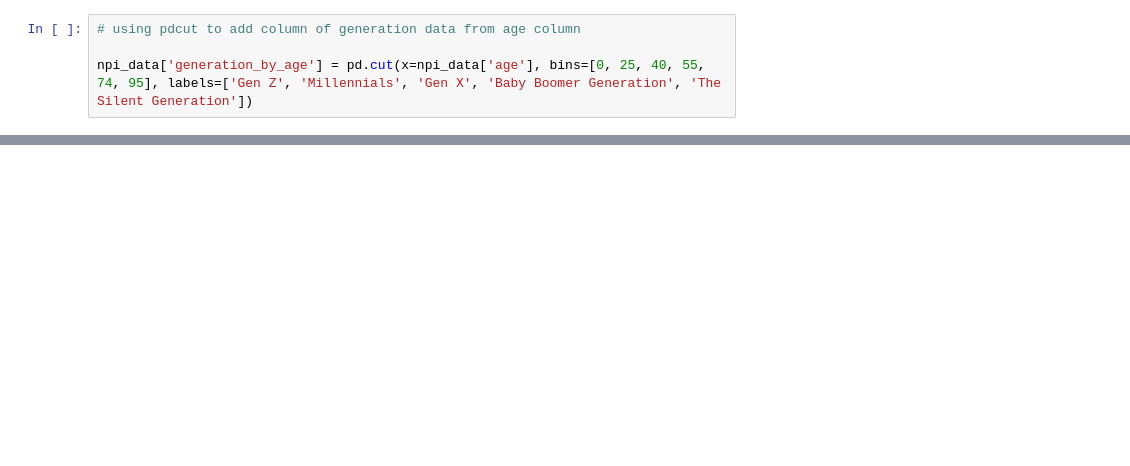
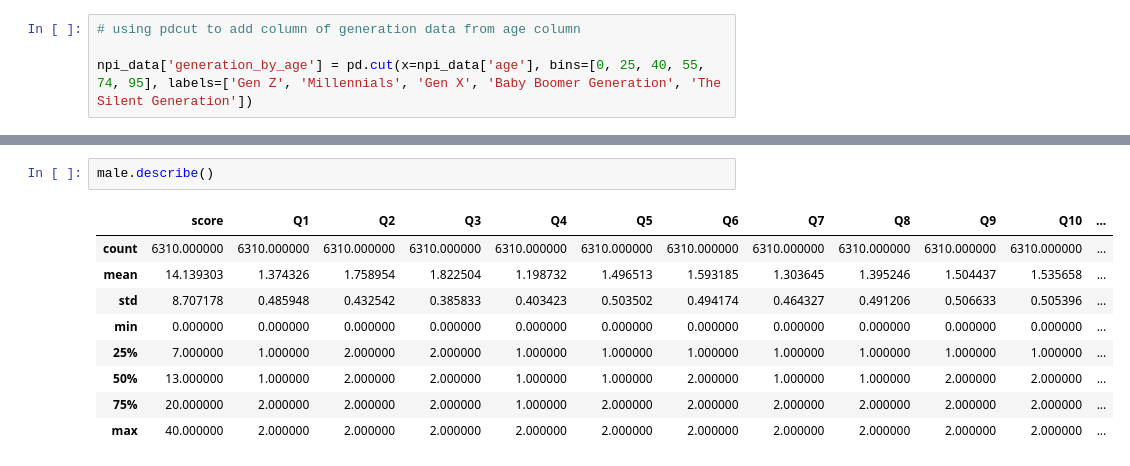
Before and after one commit to scrunts23/Unit-1-build-, a Jupyter notebook: Unit_1_Build.ipynb, the cells around one changed output, grey strips where cells are left out. Drawn from its saved outputs; the diff is of its cells as text; blank space fills up the shorter version.

```diff
--- a/Unit_1_Build.ipynb
+++ b/Unit_1_Build.ipynb
@@ -118,3 +231,15 @@ male.head()
+# %%
+male.describe()
+# %% [output]
+|  | score | Q1 | Q2 | Q3 | Q4 | Q5 | Q6 | Q7 | Q8 | Q9 | Q10 | ... |
+| count | 6310.000000 | 6310.000000 | 6310.000000 | 6310.000000 | 6310.000000 | 6310.000000 | 6310.000000 | 6310.000000 | 6310.000000 | 6310.000000 | 6310.000000 | ... |
+| mean | 14.139303 | 1.374326 | 1.758954 | 1.822504 | 1.198732 | 1.496513 | 1.593185 | 1.303645 | 1.395246 | 1.504437 | 1.535658 | ... |
+| std | 8.707178 | 0.485948 | 0.432542 | 0.385833 | 0.403423 | 0.503502 | 0.494174 | 0.464327 | 0.491206 | 0.506633 | 0.505396 | ... |
+| min | 0.000000 | 0.000000 | 0.000000 | 0.000000 | 0.000000 | 0.000000 | 0.000000 | 0.000000 | 0.000000 | 0.000000 | 0.000000 | ... |
+| 25% | 7.000000 | 1.000000 | 2.000000 | 2.000000 | 1.000000 | 1.000000 | 1.000000 | 1.000000 | 1.000000 | 1.000000 | 1.000000 | ... |
+| 50% | 13.000000 | 1.000000 | 2.000000 | 2.000000 | 1.000000 | 1.000000 | 2.000000 | 1.000000 | 1.000000 | 2.000000 | 2.000000 | ... |
+| 75% | 20.000000 | 2.000000 | 2.000000 | 2.000000 | 1.000000 | 2.000000 | 2.000000 | 2.000000 | 2.000000 | 2.000000 | 2.000000 | ... |
+| max | 40.000000 | 2.000000 | 2.000000 | 2.000000 | 2.000000 | 2.000000 | 2.000000 | 2.000000 | 2.000000 | 2.000000 | 2.000000 | ... |
 # %%
 # create female gender dataframe of data
 
```
Also changed, not shown: parts of 20 cells of this notebook.
